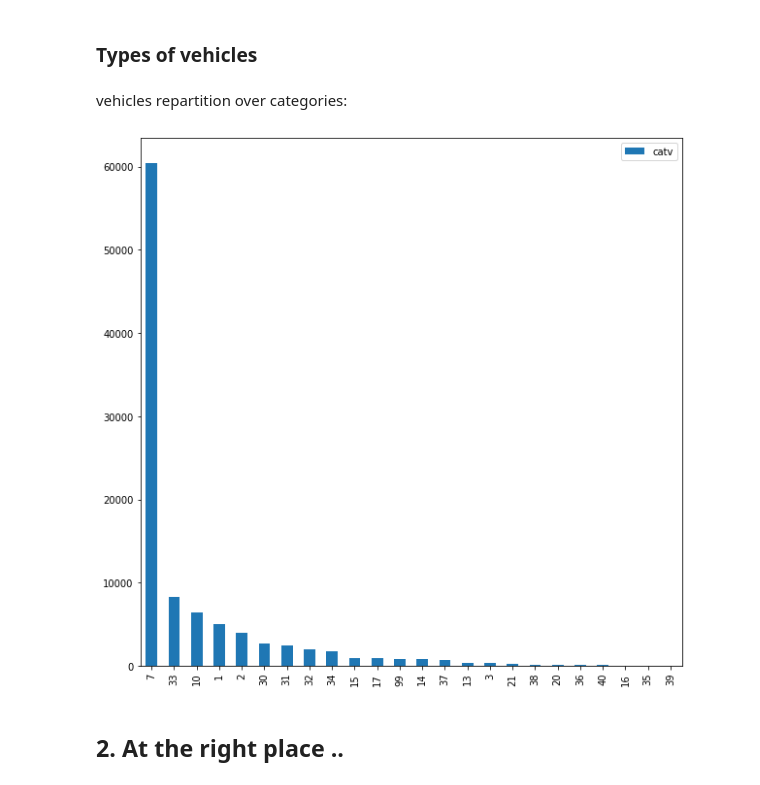
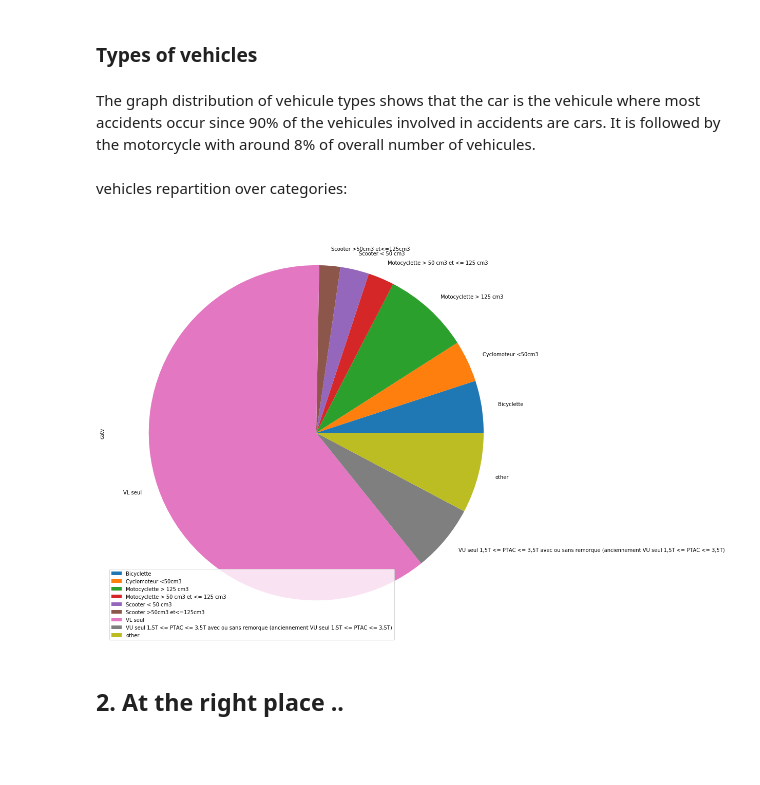
Before and after one commit to sinitame/epfl-ada-project, a Jupyter notebook: notebooks/milestone-2.ipynb, the cells around one changed output. Cells and saved outputs as stored; diff of their text form; code cells hidden in the pictures; blank space fills up the shorter version.

Commit message:
Notebook Milestone-2 text, population_pyramid notebook bar chart, vegicle_type_helpers top_k

```diff
--- a/notebooks/milestone-2.ipynb
+++ b/notebooks/milestone-2.ipynb
@@ -143,14 +155,16 @@ plot_pyramid_dead_alive_gender(data_dead_alive, male=False, female=True, figsize
 [figure]
 # %% [markdown]
 ### Types of vehicles
+# %% [markdown]
+The graph distribution of vehicule types shows that the car is the vehicule where most accidents occur since 90% of the vehicules involved in accidents are cars. It is followed by the motorcycle with around 8% of overall number of vehicules.
 # %%
-data_vehicles = get_vehicles_type_df(data_2018)
+data_vehicles = get_vehicles_type_df(data_2018, 8)
 # %% [markdown]
 vehicles repartition over categories:
 # %%
-plot_vehicles_cat(data_vehicles)
+plot_vehicles_cat(data_vehicles, (15,15))
 # %% [output]
-[figure, old version]
+[figure, new version]
 # %% [markdown]
 ## 2. At the right place ..
 # %% [markdown]
```
Also changed, not shown: parts of 9 cells of this notebook, 2 other files.
